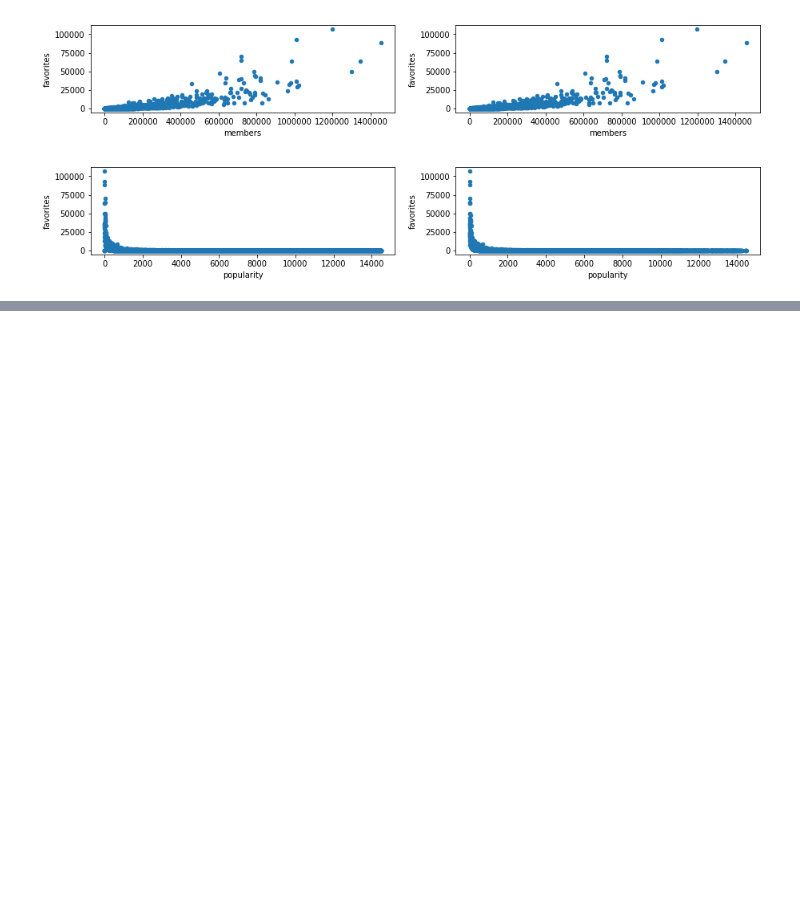
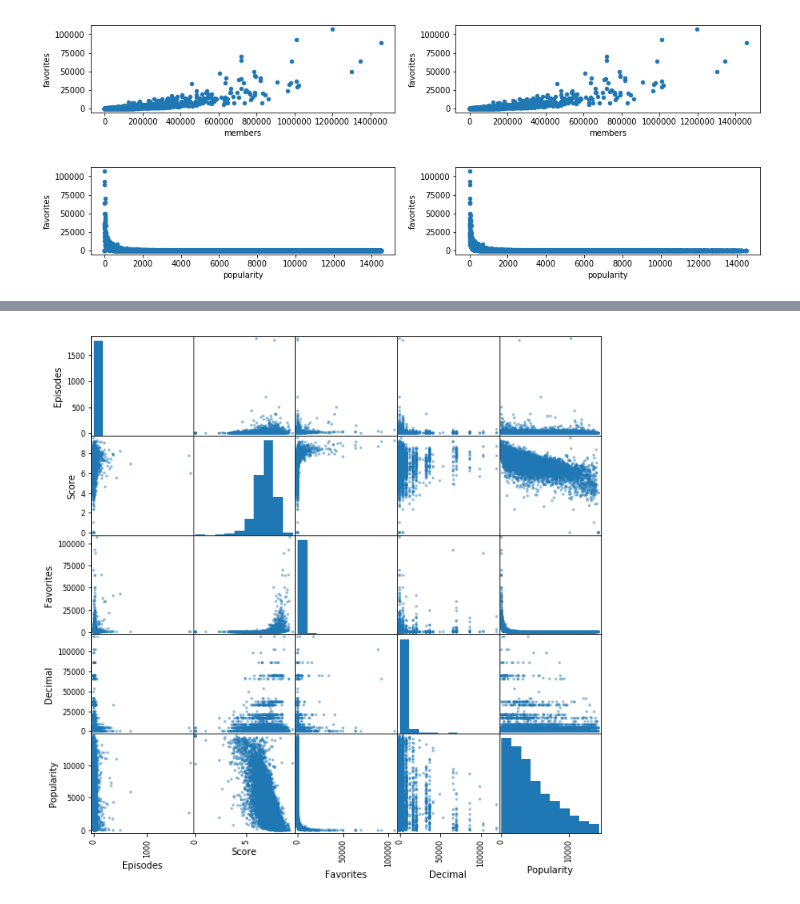
Before and after one commit to DouglasAR01/IA_Regresor_shows_animados, a Jupyter notebook: Análisis de datos.ipynb, the cells around one changed output, grey strips where cells are left out. Drawn from its saved outputs; the diff is of its cells as text; code cells hidden in the pictures; blank space fills up the shorter version.

```diff
--- a/Análisis de datos.ipynb
+++ b/Análisis de datos.ipynb
@@ -214,0 +96,4 @@ print dataset4['genre']
+# %%
+pd.plotting.scatter_matrix(treated_data, figsize=(10,10));
+# %% [output]
+[figure, added]
```
Also changed, not shown: parts of 12 cells of this notebook, 3 other files.
